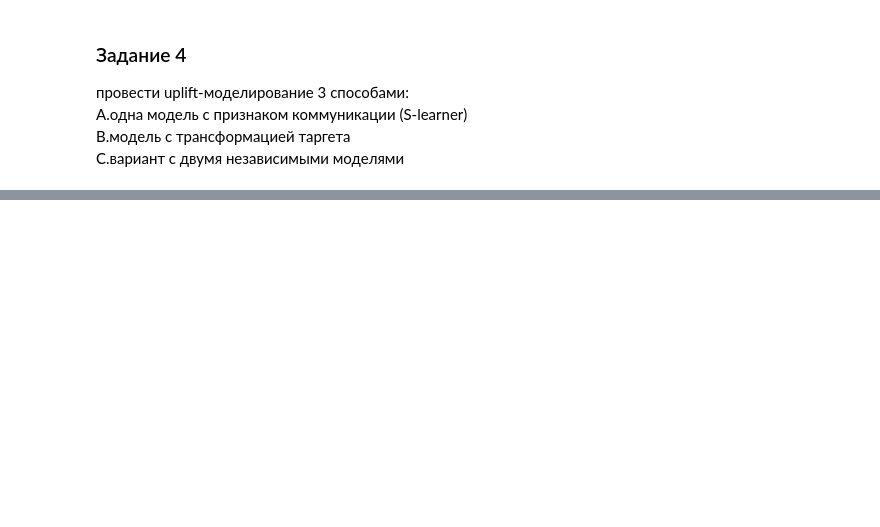
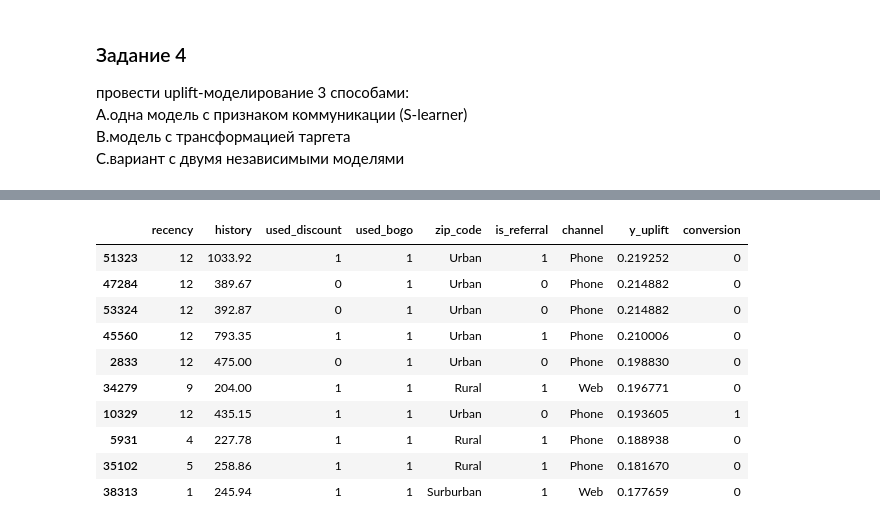
Before and after one commit to Segrey372017/gb_ML_in_business, a Jupyter notebook: ssmirnov_ml_business_HW4.ipynb, the cells around one changed output, grey strips where cells are left out. Saved outputs shown, nothing was run; the diff lists cells and outputs as text; code cells hidden in the pictures; blank space fills up the shorter version.

```diff
--- a/ssmirnov_ml_business_HW4.ipynb
+++ b/ssmirnov_ml_business_HW4.ipynb
@@ -304,0 +241,2 @@ y_test.values
+# %%
+y_sm_pred = S_learn.predict(X_test)
@@ -304,0 +343,6 @@ y_test.values
+# %%
+df_test = X_test.copy()
+# %%
+df_test['y_uplift'] = y_sm_pred
+# %%
+df_test['conversion'] = y_test
@@ -304,0 +358,15 @@ y_test.values
+# %%
+df_test = df_test.sort_values(by='y_uplift', ascending=False)
+df_test.head(10)
+# %% [output]
+|  | recency | history | used_discount | used_bogo | zip_code | is_referral | channel | y_uplift | conversion |
+| 51323 | 12 | 1033.92 | 1 | 1 | Urban | 1 | Phone | 0.219252 | 0 |
+| 47284 | 12 | 389.67 | 0 | 1 | Urban | 0 | Phone | 0.214882 | 0 |
+| 53324 | 12 | 392.87 | 0 | 1 | Urban | 0 | Phone | 0.214882 | 0 |
+| 45560 | 12 | 793.35 | 1 | 1 | Urban | 1 | Phone | 0.210006 | 0 |
+| 2833 | 12 | 475.00 | 0 | 1 | Urban | 0 | Phone | 0.198830 | 0 |
+| 34279 | 9 | 204.00 | 1 | 1 | Rural | 1 | Web | 0.196771 | 0 |
+| 10329 | 12 | 435.15 | 1 | 1 | Urban | 0 | Phone | 0.193605 | 1 |
+| 5931 | 4 | 227.78 | 1 | 1 | Rural | 1 | Phone | 0.188938 | 0 |
+| 35102 | 5 | 258.86 | 1 | 1 | Rural | 1 | Phone | 0.181670 | 0 |
+| 38313 | 1 | 245.94 | 1 | 1 | Surburban | 1 | Web | 0.177659 | 0 |
```
Also changed, not shown: parts of 54 cells of this notebook.
